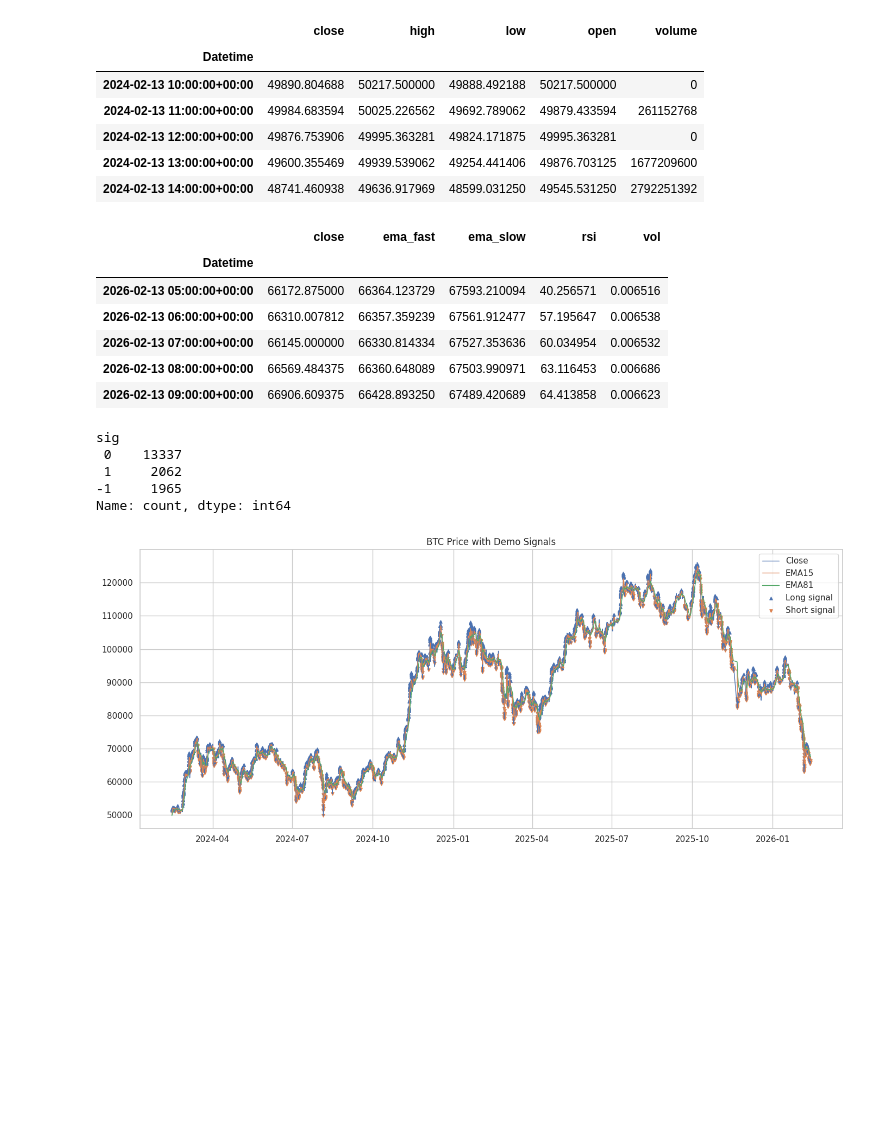
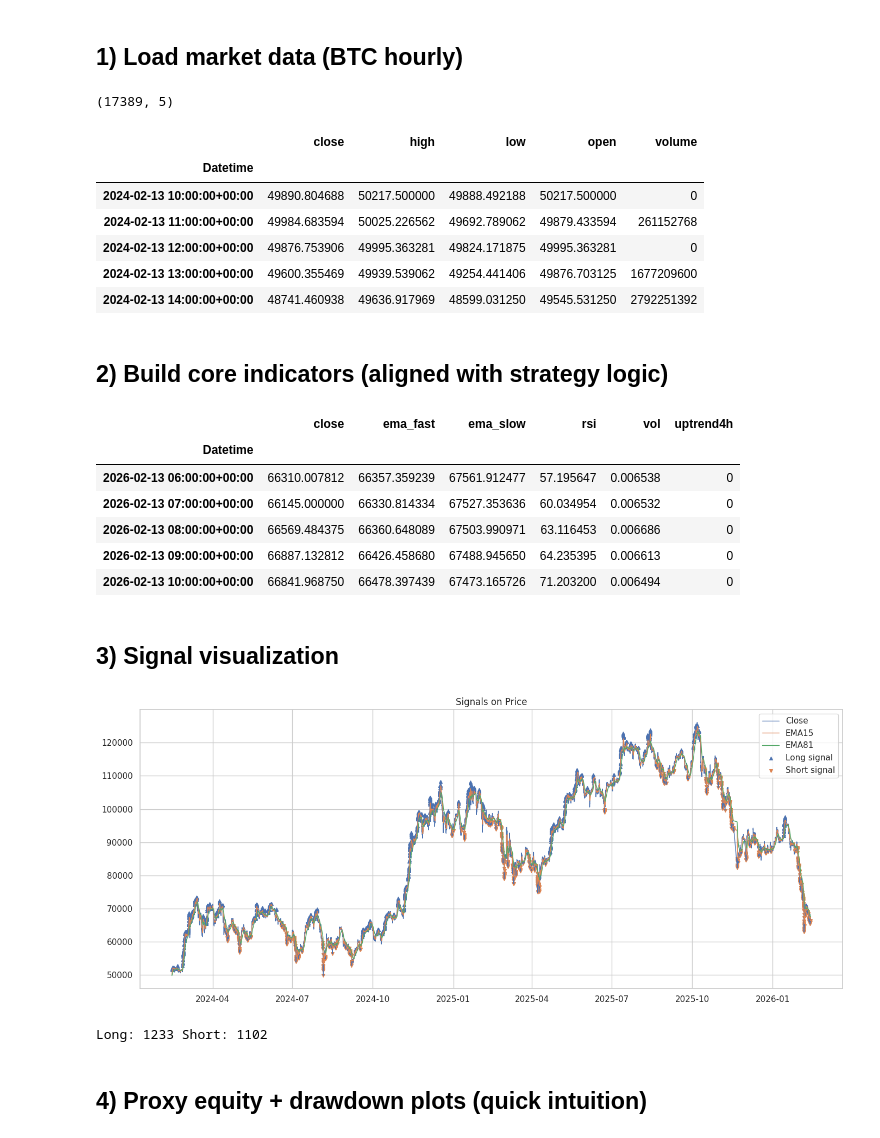
Before and after one commit to bluerror2710/last-model-paper-demo, a Jupyter notebook: notebook_demo.ipynb, the cells around one changed output. Saved outputs shown, nothing was run; the diff lists cells and outputs as text; code cells hidden in the pictures; blank space fills up the shorter version.

```diff
--- a/notebook_demo.ipynb
+++ b/notebook_demo.ipynb
@@ -8,11 +25,14 @@ sns.set_theme(style='whitegrid')
+# %% [markdown]
+## 1) Load market data (BTC hourly)
 # %%
-# 1) Load BTC data
 df = yf.download('BTC-USD', period='2y', interval='1h', auto_adjust=True, progress=False)
 if isinstance(df.columns, pd.MultiIndex):
     df.columns = [c[0] for c in df.columns]
 df = df.rename(columns=str.lower).dropna()
+print(df.shape)
 df.head()
 # %% [output]
+(17389, 5)
 |  | close | high | low | open | volume |
 | Datetime |  |  |  |  |  |
 | 2024-02-13 10:00:00+00:00 | 49890.804688 | 50217.500000 | 49888.492188 | 50217.500000 | 0 |
@@ -20,54 +40,61 @@ df.head()
 | 2024-02-13 12:00:00+00:00 | 49876.753906 | 49995.363281 | 49824.171875 | 49995.363281 | 0 |
 | 2024-02-13 13:00:00+00:00 | 49600.355469 | 49939.539062 | 49254.441406 | 49876.703125 | 1677209600 |
 | 2024-02-13 14:00:00+00:00 | 48741.460938 | 49636.917969 | 48599.031250 | 49545.531250 | 2792251392 |
+# %% [markdown]
+## 2) Build core indicators (aligned with strategy logic)
 # %%
-# 2) Build indicators (similar to strategy)
 close=df['close']
 df['ema_fast']=close.ewm(span=15, adjust=False).mean()
 df['ema_slow']=close.ewm(span=81, adjust=False).mean()
+
 delta=close.diff()
 gain=delta.clip(lower=0).rolling(14).mean()
 loss=(-delta.clip(upper=0)).rolling(14).mean()
 rs=gain/loss
 df['rsi']=100-(100/(1+rs))
-df['ret']=close.pct_change()
-df['vol']=df['ret'].rolling(24).std()
+
+ret=close.pct_change()
+df['vol']=ret.rolling(24).std()
+
+df_4h = df['close'].resample('4h').last().dropna().to_frame('close')
+df_4h['ema50_4h']=df_4h['close'].ewm(span=50, adjust=False).mean()
+df_4h['ema200_4h']=df_4h['close'].ewm(span=200, adjust=False).mean()
+trend4h=(df_4h['ema50_4h']>df_4h['ema200_4h']).reindex(df.index, method='ffill')
+df['uptrend4h']=trend4h.astype(int)
+
 df=df.dropna()
-df[['close','ema_fast','ema_slow','rsi','vol']].tail()
+df[['close','ema_fast','ema_slow','rsi','vol','uptrend4h']].tail()
 # %% [output]
-|  | close | ema_fast | ema_slow | rsi | vol |
-| Datetime |  |  |  |  |  |
-| 2026-02-13 05:00:00+00:00 | 66172.875000 | 66364.123729 | 67593.210094 | 40.256571 | 0.006516 |
-| 2026-02-13 06:00:00+00:00 | 66310.007812 | 66357.359239 | 67561.912477 | 57.195647 | 0.006538 |
-| 2026-02-13 07:00:00+00:00 | 66145.000000 | 66330.814334 | 67527.353636 | 60.034954 | 0.006532 |
-| 2026-02-13 08:00:00+00:00 | 66569.484375 | 66360.648089 | 67503.990971 | 63.116453 | 0.006686 |
-| 2026-02-13 09:00:00+00:00 | 66906.609375 | 66428.893250 | 67489.420689 | 64.413858 | 0.006623 |
+|  | close | ema_fast | ema_slow | rsi | vol | uptrend4h |
+| Datetime |  |  |  |  |  |  |
+| 2026-02-13 06:00:00+00:00 | 66310.007812 | 66357.359239 | 67561.912477 | 57.195647 | 0.006538 | 0 |
+| 2026-02-13 07:00:00+00:00 | 66145.000000 | 66330.814334 | 67527.353636 | 60.034954 | 0.006532 | 0 |
+| 2026-02-13 08:00:00+00:00 | 66569.484375 | 66360.648089 | 67503.990971 | 63.116453 | 0.006686 | 0 |
+| 2026-02-13 09:00:00+00:00 | 66887.132812 | 66426.458680 | 67488.945650 | 64.235395 | 0.006613 | 0 |
+| 2026-02-13 10:00:00+00:00 | 66841.968750 | 66478.397439 | 67473.165726 | 71.203200 | 0.006494 | 0 |
-# %%
-# 3) Approx signal logic (demo)
-long_sig=(df['ema_fast']>df['ema_slow'])&(df['rsi']>65)&(df['vol']>0.003)
-short_sig=(df['ema_fast']<df['ema_slow'])&(df['rsi']<35)&(df['vol']>0.003)
-df['sig']=0
-df.loc[long_sig,'sig']=1
-df.loc[short_sig,'sig']=-1
-df['sig'].value_counts()
-# %% [output]
-sig
- 0    13337
- 1     2062
--1     1965
-Name: count, dtype: int64
+# %% [markdown]
+## 3) Signal visualization
 # %%
-# 4) Price + signals plot
+long_sig=(df['ema_fast']>df['ema_slow'])&(df['rsi']>65)&(df['vol']>0.003)&(df['uptrend4h']==1)
+short_sig=(df['ema_fast']<df['ema_slow'])&(df['rsi']<35)&(df['vol']>0.003)&(df['uptrend4h']==0)
+
+df['sig']=0
+df.loc[long_sig,'sig']=1
+df.loc[short_sig,'sig']=-1
+
 plt.figure(figsize=(14,6))
 plt.plot(df.index, df['close'], label='Close', lw=1)
 plt.plot(df.index, df['ema_fast'], label='EMA15', lw=1)
 plt.plot(df.index, df['ema_slow'], label='EMA81', lw=1)
-buy_idx=df.index[df['sig']==1]
-sell_idx=df.index[df['sig']==-1]
-plt.scatter(buy_idx, df.loc[buy_idx,'close'], s=14, marker='^', label='Long signal')
-plt.scatter(sell_idx, df.loc[sell_idx,'close'], s=14, marker='v', label='Short signal')
-plt.title('BTC Price with Demo Signals')
+bi=df.index[df['sig']==1]; si=df.index[df['sig']==-1]
+plt.scatter(bi, df.loc[bi,'close'], marker='^', s=16, label='Long signal')
+plt.scatter(si, df.loc[si,'close'], marker='v', s=16, label='Short signal')
+plt.title('Signals on Price')
 plt.legend(); plt.tight_layout(); plt.show()
+print('Long:', (df['sig']==1).sum(), 'Short:', (df['sig']==-1).sum())
 # %% [output]
-[figure, old version]
+[figure, new version]
+Long: 1233 Short: 1102
+# %% [markdown]
+## 4) Proxy equity + drawdown plots (quick intuition)
 # %%
```
Also changed, not shown: parts of 10 cells of this notebook.
